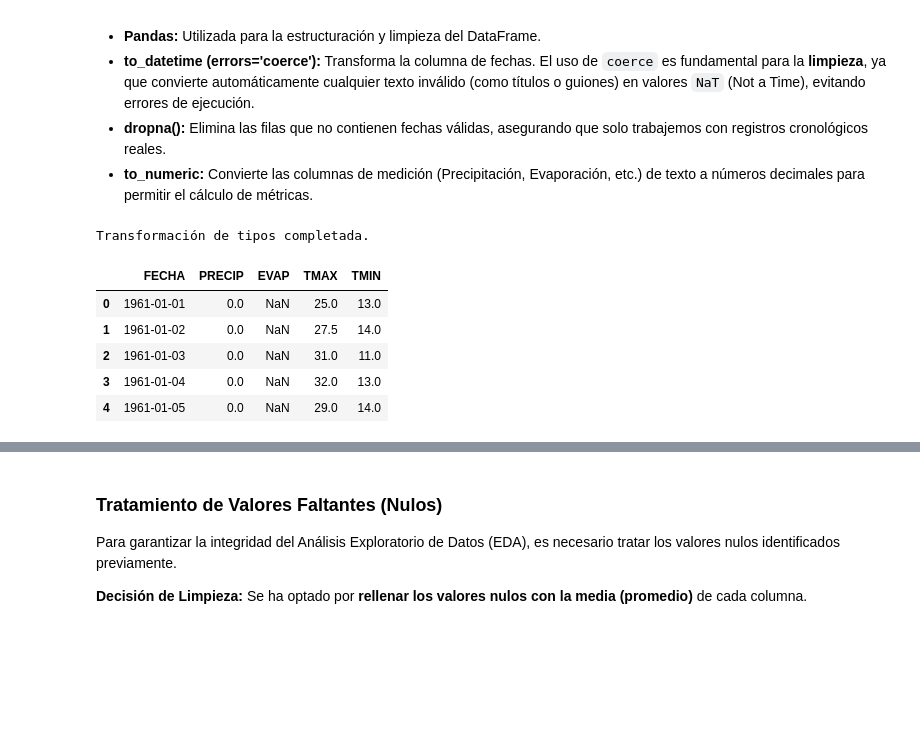
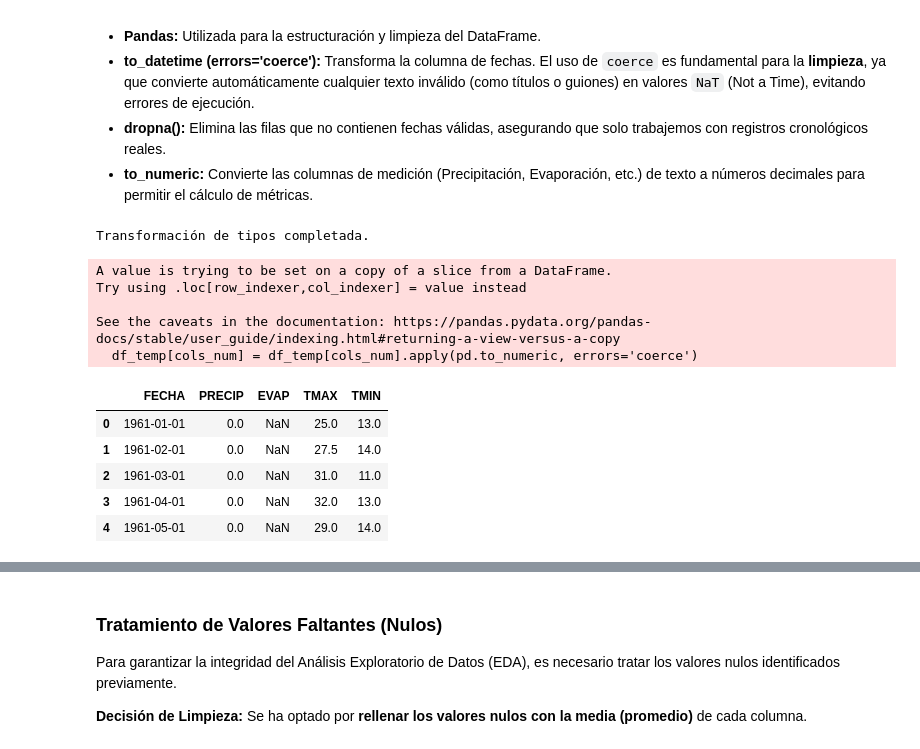
Before and after one commit to LuisArchuleta/CDD, a Jupyter notebook: Modulo_2/ProcesamientoDeArchivoTXT/ExploracionDeDatos.ipynb, the cells around one changed output, grey strips where cells are left out. Drawn from its saved outputs; the diff is of its cells as text; code cells hidden in the pictures; blank space fills up the shorter version.

```diff
--- a/Modulo_2/ProcesamientoDeArchivoTXT/ExploracionDeDatos.ipynb
+++ b/Modulo_2/ProcesamientoDeArchivoTXT/ExploracionDeDatos.ipynb
@@ -133,33 +133,38 @@ En esta etapa, convertimos los datos crudos en un formato apto para el análisis
 * **dropna():** Elimina las filas que no contienen fechas válidas, asegurando que solo trabajemos con registros cronológicos reales.
 * **to_numeric:** Convierte las columnas de medición (Precipitación, Evaporación, etc.) de texto a números decimales para permitir el cálculo de métricas.
 # %%
-def transformar_datos(df):
+def transformar_datos(df_temp):
     """
     Función modular para convertir tipos de datos y eliminar basura de texto.
     """
     # Convertimos la fecha. Si hay algo que no sea fecha, lo marca como vacío (NaT)
     # errors='coerce' marca como NaT cualquier dato que no sea una fecha (ej. guiones)
-    df['FECHA'] = pd.to_datetime(df['FECHA'], dayfirst=True, errors='coerce')
+    df_temp['FECHA'] = pd.to_datetime(df_temp['FECHA'], errors='coerce')
 
     # Borramos las filas que quedaron vacías en la columna de Fecha (títulos o guiones)
     # Esto limpia definitivamente los encabezados repetidos y líneas divisorias
-    df = df.dropna(subset=['FECHA'])
+    df_temp = df_temp.dropna(subset=['FECHA'])
 
     # Convertimos las columnas de datos a números
     cols_num = ['PRECIP', 'EVAP', 'TMAX', 'TMIN']
-    df[cols_num] = df[cols_num].apply(pd.to_numeric, errors='coerce')
+    df_temp[cols_num] = df_temp[cols_num].apply(pd.to_numeric, errors='coerce')
 
-    return df
+    return df_temp
 
 # Llamada a la función
 df = transformar_datos(df)
 print("Transformación de tipos completada.")
 df.head()
 # %% [output]
 Transformación de tipos completada.
+A value is trying to be set on a copy of a slice from a DataFrame.
+Try using .loc[row_indexer,col_indexer] = value instead
+
+See the caveats in the documentation: https://pandas.pydata.org/pandas-docs/stable/user_guide/indexing.html#returning-a-view-versus-a-copy
+  df_temp[cols_num] = df_temp[cols_num].apply(pd.to_numeric, errors='coerce')
 |  | FECHA | PRECIP | EVAP | TMAX | TMIN |
 | 0 | 1961-01-01 | 0.0 | NaN | 25.0 | 13.0 |
-| 1 | 1961-01-02 | 0.0 | NaN | 27.5 | 14.0 |
-| 2 | 1961-01-03 | 0.0 | NaN | 31.0 | 11.0 |
-| 3 | 1961-01-04 | 0.0 | NaN | 32.0 | 13.0 |
-| 4 | 1961-01-05 | 0.0 | NaN | 29.0 | 14.0 |
+| 1 | 1961-02-01 | 0.0 | NaN | 27.5 | 14.0 |
+| 2 | 1961-03-01 | 0.0 | NaN | 31.0 | 11.0 |
+| 3 | 1961-04-01 | 0.0 | NaN | 32.0 | 13.0 |
+| 4 | 1961-05-01 | 0.0 | NaN | 29.0 | 14.0 |
```
Also changed, not shown: parts of 3 cells of this notebook.
